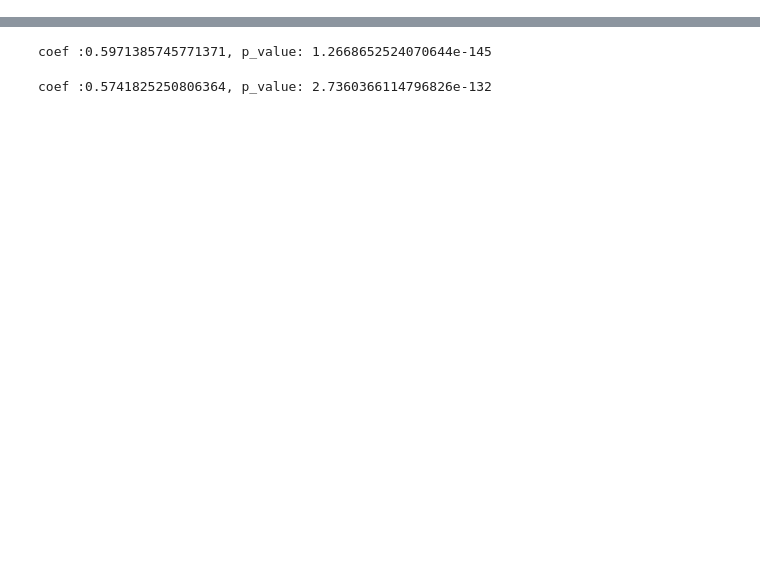
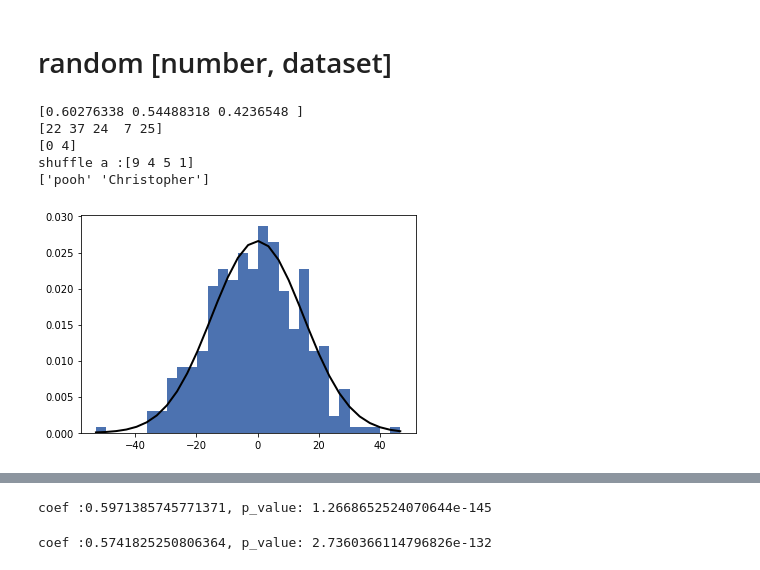
Before and after one commit to hsargoli/MyWorks, a Jupyter notebook: datascience_0_pandasNumpyScipy.ipynb, the cells around one changed output, grey strips where cells are left out. Drawn from its saved outputs; the diff is of its cells as text; code cells hidden in the pictures; blank space fills up the shorter version.

```diff
--- a/datascience_0_pandasNumpyScipy.ipynb
+++ b/datascience_0_pandasNumpyScipy.ipynb
@@ -9,3 +11,5 @@
+# %% [markdown]
+# random [number, dataset]
 # %%
 import numpy as np
 import pandas as pd
@@ -15,2 +21,37 @@ plt.style.use('ggplot')
+# %%
+# make Random numbers
+
+# https://numpy.org/doc/1.16/reference/routines.random.html
+# https://towardsdatascience.com/a-cheat-sheet-on-generating-random-numbers-in-numpy-5fe95ec2286
+
+np.random.seed(0)
+a = np.array([1,5,9,4])
+np.random.shuffle(a)
+
+print(
+      np.random.random(3), # create random number between 0 1 - - it is normal distribution
+      np.random.randint(1,40,5), # create random integer number (from,to,num)
+      np.random.choice(8,2,1),
+      f'shuffle a :{a}',
+      sep = '\n'
+      )
+
+aa_milne_arr = ['pooh', 'rabbit', 'piglet', 'Christopher']
+print(np.random.choice(aa_milne_arr, 2, p=[0.5, 0.1, 0.1, 0.3]))
+# ---------------------------
+# make random & normal distribution
+mu = 0
+sigma = 15
+normal_dist = np.random.normal(mu, sigma, 400)
+count, bins, ignored = plt.hist(normal_dist, 30, density=True)
+plt.plot(bins, 1/(sigma * np.sqrt(2 * np.pi)) * np.exp( - (bins - mu)**2 / (2 * sigma**2) ),
+         linewidth=2, color='k');plt.show()
+# %% [output]
+[0.60276338 0.54488318 0.4236548 ]
+[22 37 24  7 25]
+[0 4]
+shuffle a :[9 4 5 1]
+['pooh' 'Christopher']
+[figure, added]
 # %%
 # Create random dataset
```
Also changed, not shown: parts of 44 cells of this notebook.
